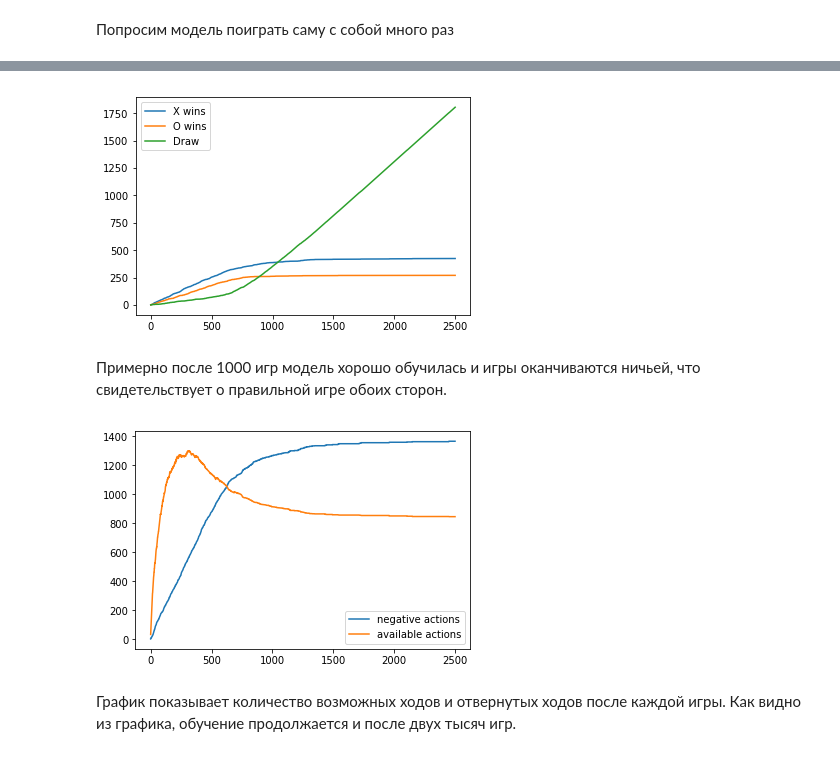
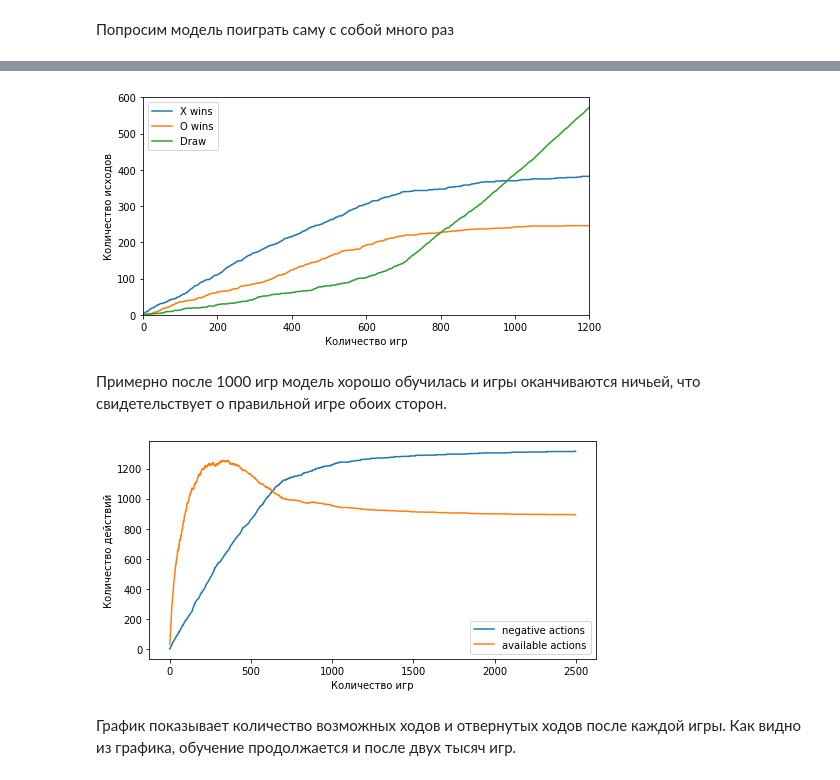
Before and after one commit to vlad-korotych/tic-tac-toe, a Jupyter notebook: ttt.ipynb, the cells around one changed output, grey strips where cells are left out. Cells and saved outputs as stored; diff of their text form; code cells hidden in the pictures.

```diff
--- a/ttt.ipynb
+++ b/ttt.ipynb
@@ -388,7 +396,7 @@ class EvolutionModel():
             if len(des['available_actions']) > 0:
                 break
 
-    def draw(self, board):
+    def draw(self):
         pass
 
     def make_turn(self, board, mark):
@@ -456,25 +464,25 @@ VBox(children=(Label(value="X's turn"), VBox(children=(HBox(children=(Button(lay
 Попросим модель поиграть саму с собой много раз
 # %%
 evo_storage = {0:[], 1:[], 2:[], 3:[], 4:[], 5:[], 6:[], 7:[], 8:[]}
-negative_actions = []
-available_actions = []
-x_wins = 0
-o_wins = 0
-draws = 0
-x_wins_cum = []
-o_wins_cum = []
-draws_cum = []
+ev_negative_actions = []
+ev_available_actions = []
+ev_x_wins = 0
+ev_o_wins = 0
+ev_draws = 0
+ev_x_wins_cum = []
+ev_o_wins_cum = []
+ev_draws_cum = []
 #games = []
 for i in tqdm(range(2500)):
-    g = Game(player1=EvolutionModel(storage=evo_storage), player2=EvolutionModel(storage=evo_storage), play=False)
+    g = Game(player1=EvolutionModel(storage=evo_storage), player2=EvolutionModel(storage=evo_storage))
     #games.append(g)
-    g.make_turn()
+    #g.make_turn()
     if g.draw:
-        draws += 1
+        ev_draws += 1
     elif g.winner['mark'] == X_MARK:
-        x_wins += 1
+        ev_x_wins += 1
     elif g.winner['mark'] == O_MARK:
-        o_wins += 1
+        ev_o_wins += 1
     else:
         raise RuntimeError("Oops")
 
@@ -485,30 +493,38 @@ for i in tqdm(range(2500)):
             neg_act += len(d['negative_actions'])
             av_act += len(d['available_actions'])
 
-    negative_actions.append(neg_act)
-    available_actions.append(av_act)
-    x_wins_cum.append(x_wins)
-    o_wins_cum.append(o_wins)
-    draws_cum.append(draws)
+    ev_negative_actions.append(neg_act)
+    ev_available_actions.append(av_act)
+    ev_x_wins_cum.append(ev_x_wins)
+    ev_o_wins_cum.append(ev_o_wins)
+    ev_draws_cum.append(ev_draws)
 # %% [output]
 [interactive output not drawn]
 # %%
-plt.plot(x_wins_cum, label='X wins')
-plt.plot(o_wins_cum, label='O wins')
-plt.plot(draws_cum, label='Draw')
+plt.figure(figsize=(8,4))
+plt.xlabel('Количество игр')
+plt.ylabel('Количество исходов')
+plt.xlim([0,1200])
+plt.ylim([0,600])
+plt.plot(ev_x_wins_cum, label='X wins')
+plt.plot(ev_o_wins_cum, label='O wins')
+plt.plot(ev_draws_cum, label='Draw')
 plt.legend()
 plt.show()
 # %% [output]
-[figure, old version]
+[figure, new version]
 # %% [markdown]
 Примерно после 1000 игр модель хорошо обучилась и игры оканчиваются ничьей, что свидетельствует о правильной игре обоих сторон.
 # %%
-plt.plot(negative_actions, label='negative actions')
-plt.plot(available_actions, label='available actions')
+plt.figure(figsize=(8,4))
+plt.xlabel('Количество игр')
+plt.ylabel('Количество действий')
+plt.plot(ev_negative_actions, label='negative actions')
+plt.plot(ev_available_actions, label='available actions')
 plt.legend()
 plt.show()
 # %% [output]
-[figure, old version]
+[figure, new version]
 # %% [markdown]
 График показывает количество возможных ходов и отвернутых ходов после каждой игры. Как видно из графика, обучение продолжается и после двух тысяч игр.
 # %%
```
Also changed, not shown: parts of 38 cells of this notebook.
